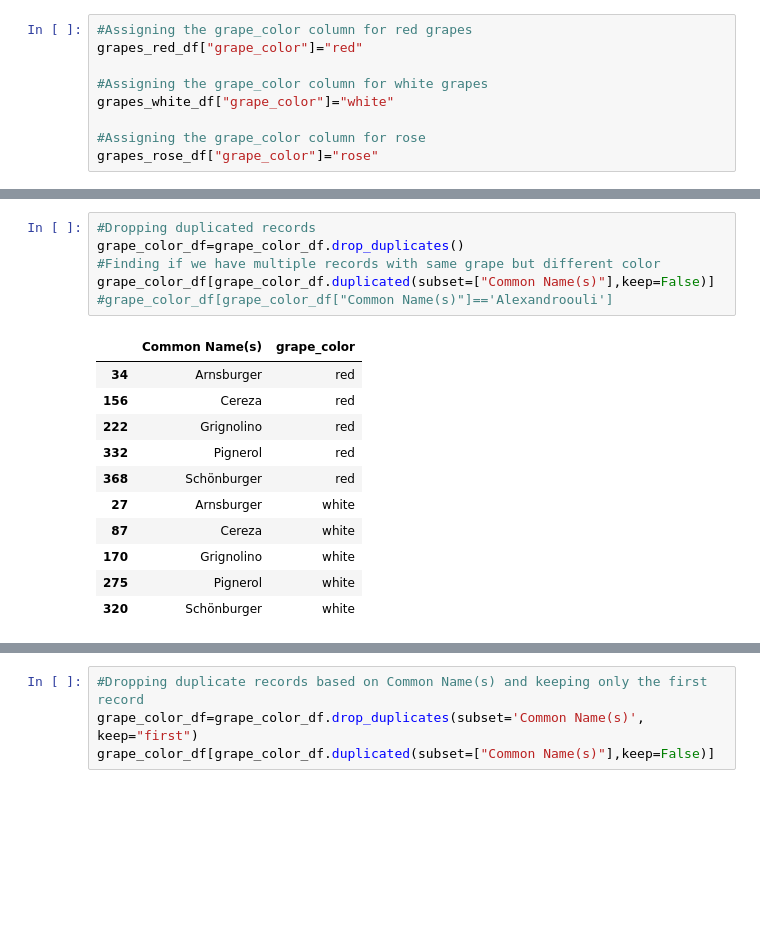
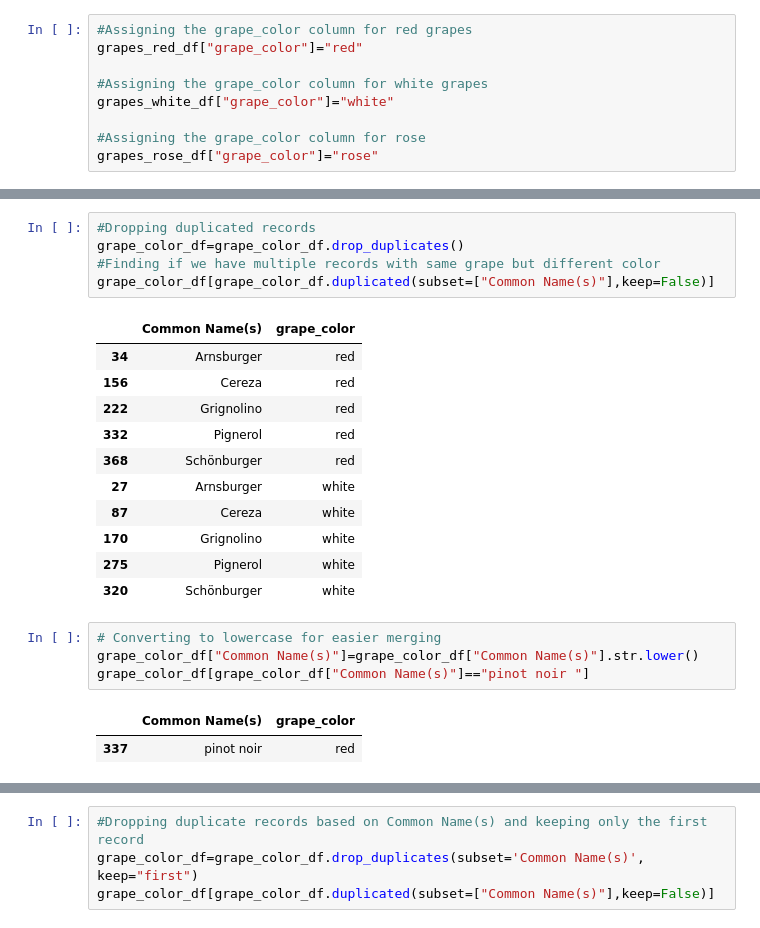
Before and after one commit to Kphad20/ETL-Project-Group5, a Jupyter notebook: Wine_db.ipynb, the cells around one changed output, grey strips where cells are left out. Saved outputs shown, nothing was run; the diff lists cells and outputs as text; blank space fills up the shorter version.

```diff
--- a/Wine_db.ipynb
+++ b/Wine_db.ipynb
@@ -231,7 +261,6 @@ Name: grape_color, dtype: int64
 grape_color_df=grape_color_df.drop_duplicates()
 #Finding if we have multiple records with same grape but different color
 grape_color_df[grape_color_df.duplicated(subset=["Common Name(s)"],keep=False)]
-#grape_color_df[grape_color_df["Common Name(s)"]=='Alexandroouli']
 # %% [output]
 |  | Common Name(s) | grape_color |
 | 34 | Arnsburger | red |
@@ -244,3 +273,10 @@ grape_color_df[grape_color_df.duplicated(subset=["Common Name(s)"],keep=False)]
 | 170 | Grignolino | white |
 | 275 | Pignerol | white |
 | 320 | Schönburger | white |
+# %%
+# Converting to lowercase for easier merging
+grape_color_df["Common Name(s)"]=grape_color_df["Common Name(s)"].str.lower()
+grape_color_df[grape_color_df["Common Name(s)"]=="pinot noir "]
+# %% [output]
+|  | Common Name(s) | grape_color |
+| 337 | pinot noir | red |
```
Also changed, not shown: parts of 15 cells of this notebook, 3 other files.
